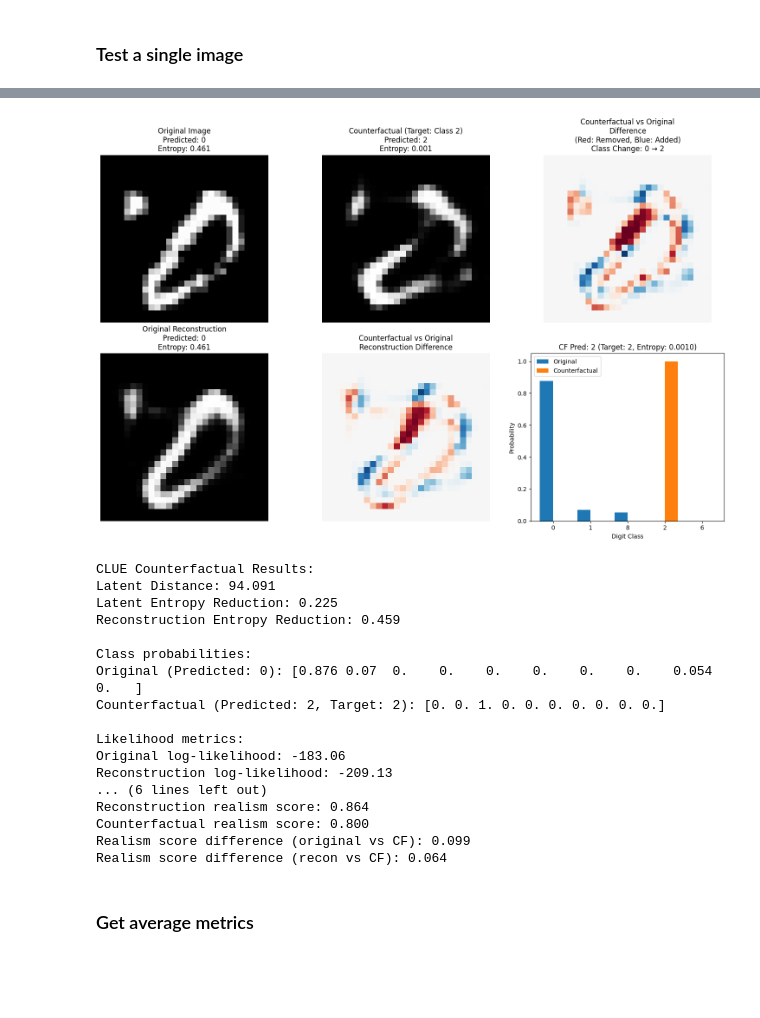
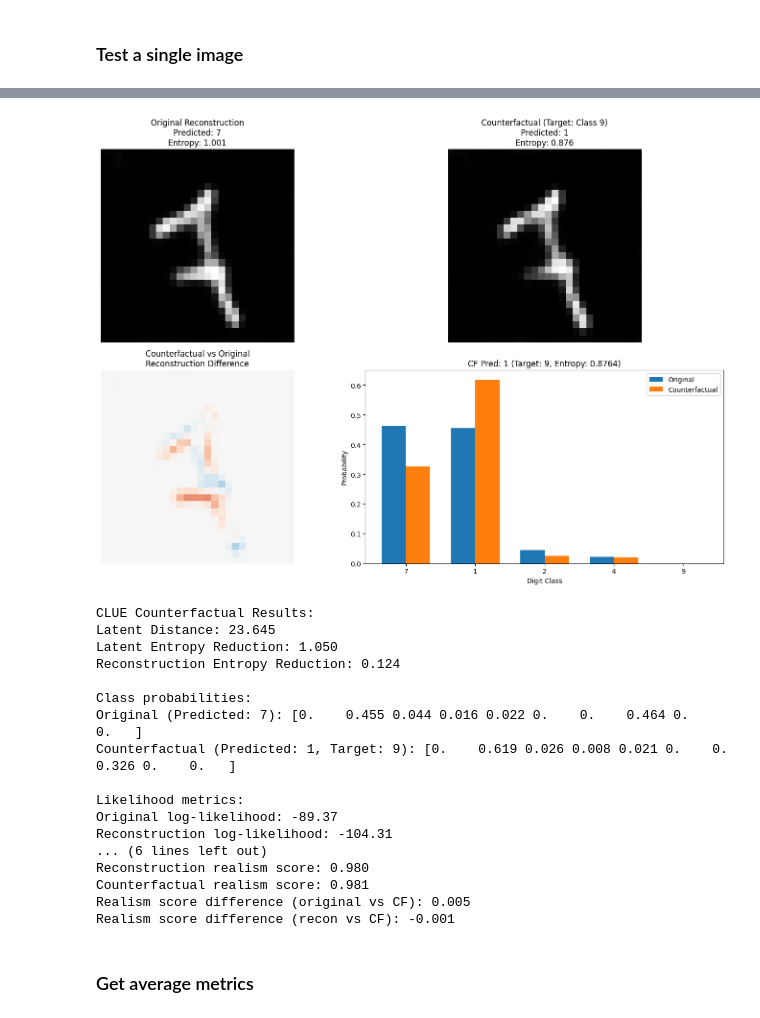
Before and after one commit to confinlay/Bayesian-CE, a Jupyter notebook: MyImplementation/testing_notebooks/test-clue-performance.ipynb, the cells around one changed output, grey strips where cells are left out. Drawn from its saved outputs; the diff is of its cells as text; code cells hidden in the pictures; blank space fills up the shorter version.

```diff
--- a/MyImplementation/testing_notebooks/test-clue-performance.ipynb
+++ b/MyImplementation/testing_notebooks/test-clue-performance.ipynb
@@ -298,17 +298,25 @@ Uncertainty indices of these images: [1039, 2109, 2293, 6651, 9634]
 import clue.new_CLUE
 importlib.reload(clue.new_CLUE)
 
+bayesian = False
+
+if bayesian:
+    model = bll_vi
+else:
+    model = backbone
+
 results, figure = evaluate_single_clue_counterfactual(
-    uncertain_images[4],
-    backbone,
+    uncertain_images[1],
+    model,
     decoder,
     vae,
     device=cfg.device,
     verbose=True,
     steps=200,
-    distance_weight=1,
+    distance_weight=0.0001,
     lr=0.1,
-    target_class=2,
-    bayesian=False
+    target_class=9,
+    bayesian=bayesian,
+    ReconstructionOnly=True
 )
 # %% [output]
@@ -332,21 +340,21 @@ Step 199: Loss: -8.7281, Target Class Logit: 102.2657, Target Class Prob: 1.0000
-[figure, old version]
+[figure, new version]
 CLUE Counterfactual Results:
-Latent Distance: 94.091
-Latent Entropy Reduction: 0.225
-Reconstruction Entropy Reduction: 0.459
+Latent Distance: 23.645
+Latent Entropy Reduction: 1.050
+Reconstruction Entropy Reduction: 0.124
 
 Class probabilities:
-Original (Predicted: 0): [0.876 0.07  0.    0.    0.    0.    0.    0.    0.054 0.   ]
-Counterfactual (Predicted: 2, Target: 2): [0. 0. 1. 0. 0. 0. 0. 0. 0. 0.]
+Original (Predicted: 7): [0.    0.455 0.044 0.016 0.022 0.    0.    0.464 0.    0.   ]
+Counterfactual (Predicted: 1, Target: 9): [0.    0.619 0.026 0.008 0.021 0.    0.    0.326 0.    0.   ]
 
 Likelihood metrics:
-Original log-likelihood: -183.06
-Reconstruction log-likelihood: -209.13
+Original log-likelihood: -89.37
+Reconstruction log-likelihood: -104.31
 ... (6 lines left out)
-Reconstruction realism score: 0.864
-Counterfactual realism score: 0.800
-Realism score difference (original vs CF): 0.099
-Realism score difference (recon vs CF): 0.064
+Reconstruction realism score: 0.980
+Counterfactual realism score: 0.981
+Realism score difference (original vs CF): 0.005
+Realism score difference (recon vs CF): -0.001
 # %% [markdown]
 ### Get average metrics
 # %%
```
Also changed, not shown: parts of 2 cells of this notebook, 9 other files.
